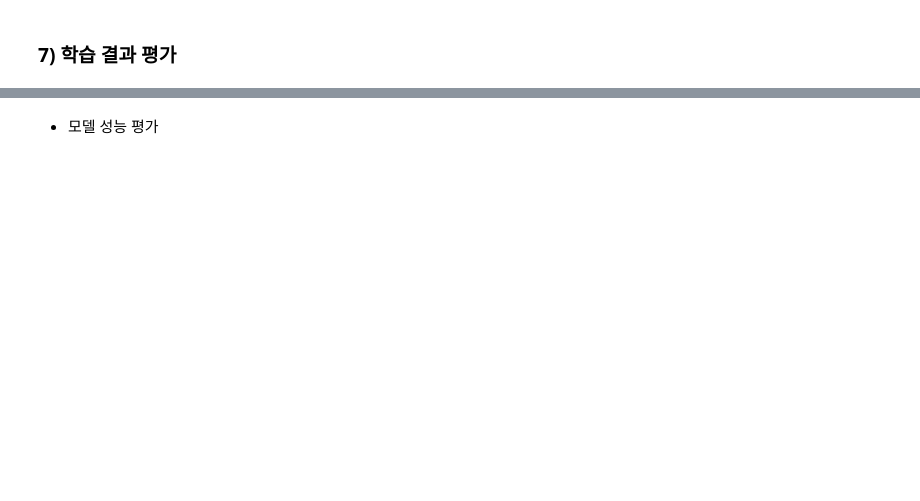
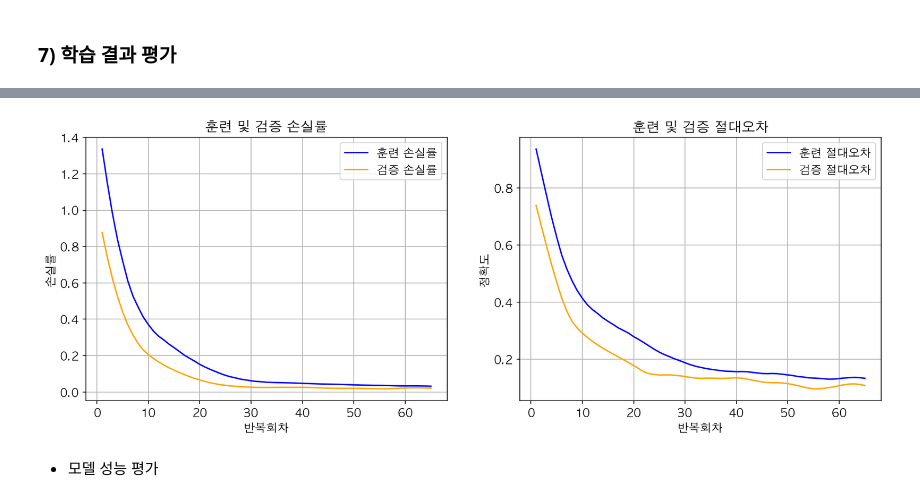
Before and after one commit to dahyoon/data_analysis, a Jupyter notebook: F_데이터마이닝/3_Tensorflow/8_다중선형회귀.ipynb, the cells around one changed output, grey strips where cells are left out. Drawn from its saved outputs; the diff is of its cells as text; code cells hidden in the pictures; blank space fills up the shorter version.

```diff
--- a/F_데이터마이닝/3_Tensorflow/8_다중선형회귀.ipynb
+++ b/F_데이터마이닝/3_Tensorflow/8_다중선형회귀.ipynb
@@ -151,45 +239,47 @@ plt.rcParams['axes.unicode_minus'] = False
 fig, (ax1, ax2) = plt.subplots(1, 2, figsize=(15, 5), dpi=150)
 
 # 1) 훈련 및 검증 손실 그리기
-sb.lineplot(x=result_df.inex,
+sb.lineplot(x=result_df.index,
             y='loss',
             data=result_df,
             color='blue',
-            lable='훈련 손실률',
+            label='훈련 손실률',
             ax=ax1)
 sb.lineplot(x=result_df.index,
-            y_'val_loss',
+            y='val_loss',
             data=result_df,
             color='orange',
             label='검증 손실률',
             ax = ax1)
 ax1.set_title('훈련 및 검증 손실률')
 ax1.set_xlabel('반복회차')
 ax1.set_ylabel('손실률')
 ax1.grid()
 ax1.legend()
 
 # 2) 훈련 및 검증 절대오차 그리기
 sb.lineplot(x=result_df.index,
             y='mae',
             data=result_df,
             color='blue',
             label='훈련 절대오차',
             ax=ax2)
 sb.lineplot(x=result_df.index,
             y='val_mae',
             data=result_df,
             color='orange',
             label='검증 절대오차',
             ax=ax2)
 ax2.set_title('훈련 및 검증 절대오차')
 ax2.set_xlabel('반복회차')
 ax2.set_ylabel('정확도')
 ax2.grid()
 ax2.legend()
 
 plt.show()
 plt.close()
+# %% [output]
+[figure, added]
 # %% [markdown]
 - 모델 성능 평가
 # %%
```
Also changed, not shown: parts of 18 cells of this notebook, 20 other files.
